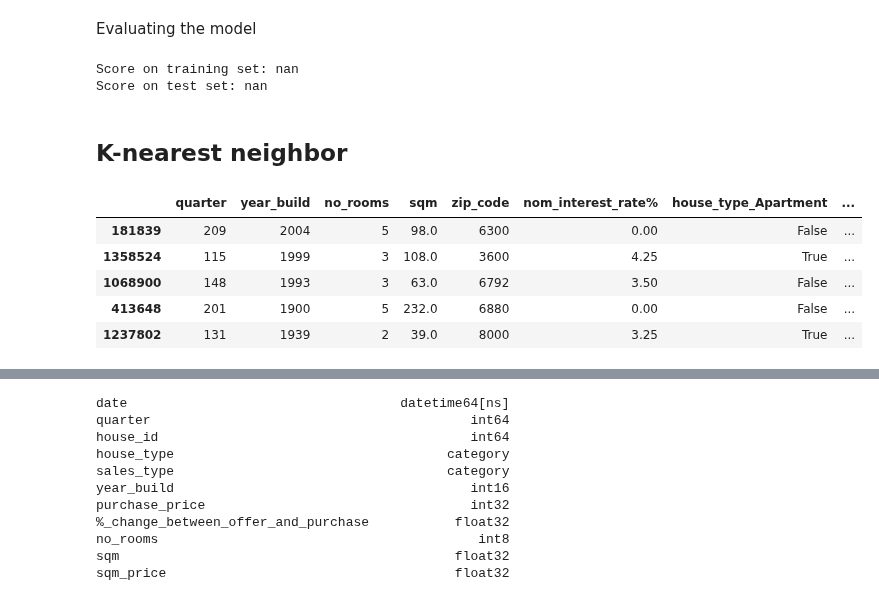
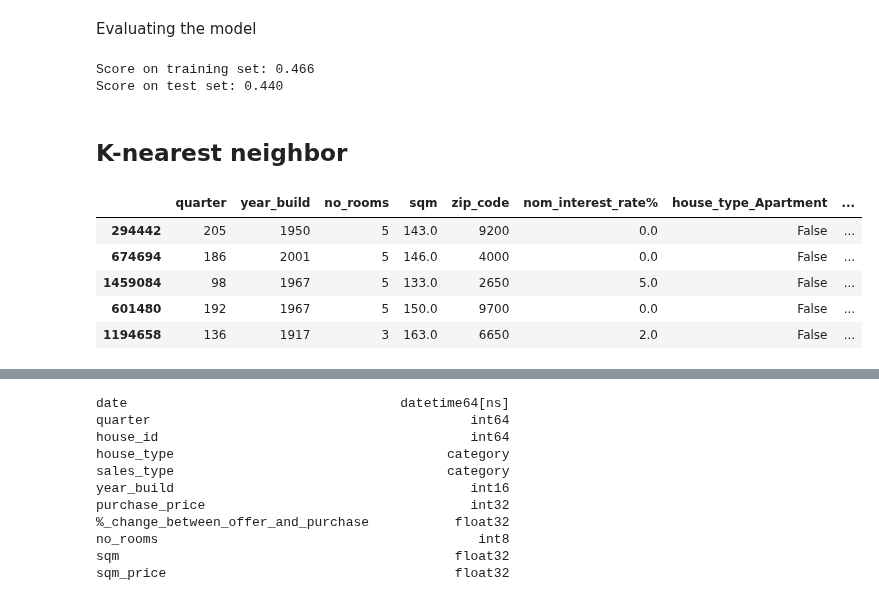
Before and after one commit to BPMRohde/AML, a Jupyter notebook: knn_model.ipynb, the cells around one changed output, grey strips where cells are left out. Cells and saved outputs as stored; diff of their text form; code cells hidden in the pictures.

```diff
--- a/knn_model.ipynb
+++ b/knn_model.ipynb
@@ -114,7 +89,7 @@ Score on test set: 0.336
 Now we will try to improve the model by making it polynomial.
 # %%
 # take a random 50% sample (deterministic via random_state) to reduce memory use
-df = df.sample(frac=0.4, random_state=42).copy()
+df = df.sample(frac=0.05, random_state=42).copy()
 X = pd.get_dummies(df[["quarter","house_type", "sales_type", "year_build", "no_rooms", "sqm", "area", "nom_interest_rate%" ]])
 y = df["purchase_price"]
 X.head()
@@ -145,35 +123,24 @@ Evaluating the model
 print("Score on training set: {:.3f}".format(poly_lr.score(X_train_poly, y_train)))
 print("Score on test set: {:.3f}".format(poly_lr.score(X_test_poly, y_test)))
 # %% [output]
-Score on training set: nan
-Score on test set: nan
+Score on training set: 0.466
+Score on test set: 0.440
 # %% [markdown]
 ## K-nearest neighbor
-# %%
-import pandas as pd
-import numpy as np
-import matplotlib.pyplot as plt
-
-from sklearn.neighbors import KNeighborsRegressor
-from sklearn.model_selection import train_test_split
-from sklearn.model_selection import GridSearchCV
-from sklearn.preprocessing import StandardScaler
-from sklearn.preprocessing import RobustScaler
-
-df = pd.read_parquet("DKHousingPrices.parquet", engine='fastparquet')
 # %%
 # take a random 50% sample (deterministic via random_state) to reduce memory use
-df = df.sample(frac=0.4, random_state=42).copy()
+df = df.sample(frac=0.05, random_state=42).copy()
 X = pd.get_dummies(df[["quarter","house_type", "sales_type", "year_build", "no_rooms", "sqm", "zip_code", "nom_interest_rate%" ]])
 y = df["purchase_price"]
+X.shape, y.shape
 X.head()
 # %% [output]
 |  | quarter | year_build | no_rooms | sqm | zip_code | nom_interest_rate% | house_type_Apartment | ... |
-| 181839 | 209 | 2004 | 5 | 98.0 | 6300 | 0.00 | False | ... |
-| 1358524 | 115 | 1999 | 3 | 108.0 | 3600 | 4.25 | True | ... |
-| 1068900 | 148 | 1993 | 3 | 63.0 | 6792 | 3.50 | False | ... |
-| 413648 | 201 | 1900 | 5 | 232.0 | 6880 | 0.00 | False | ... |
-| 1237802 | 131 | 1939 | 2 | 39.0 | 8000 | 3.25 | True | ... |
+| 294442 | 205 | 1950 | 5 | 143.0 | 9200 | 0.0 | False | ... |
+| 674694 | 186 | 2001 | 5 | 146.0 | 4000 | 0.0 | False | ... |
+| 1459084 | 98 | 1967 | 5 | 133.0 | 2650 | 5.0 | False | ... |
+| 601480 | 192 | 1967 | 5 | 150.0 | 9700 | 0.0 | False | ... |
+| 1194658 | 136 | 1917 | 3 | 163.0 | 6650 | 2.0 | False | ... |
 # %%
 print(df["date"].min(), "to", df["date"].max())
 df.head()
```
Also changed, not shown: parts of 33 cells of this notebook.
